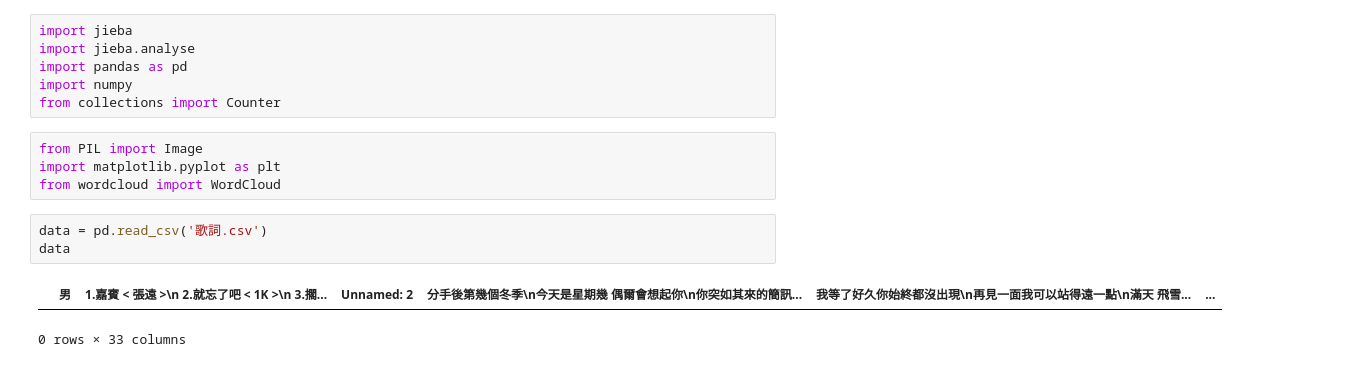
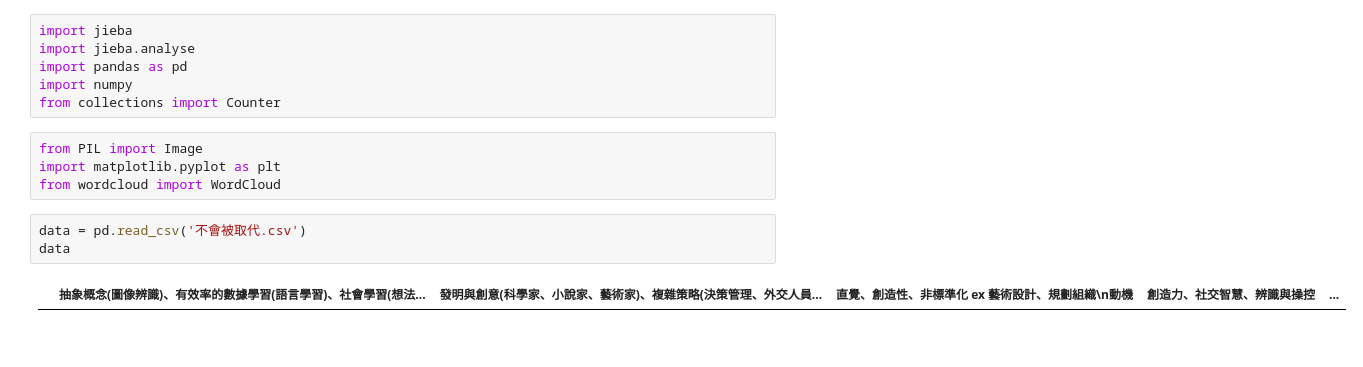
Before and after one commit to RogerLiao0001/PL, a Jupyter notebook: Week 9/學期作業4 - 文字探勘.ipynb, the cells around one changed output. Cells and saved outputs as stored; diff of their text form.

```diff
--- a/Week 9/學期作業4 - 文字探勘.ipynb
+++ b/Week 9/學期作業4 - 文字探勘.ipynb
@@ -9,11 +9,10 @@ from PIL import Image
 import matplotlib.pyplot as plt
 from wordcloud import WordCloud
 # %%
-data = pd.read_csv('歌詞.csv')
+data = pd.read_csv('不會被取代.csv')
 data
 # %% [output]
-|  | 男 | 1.嘉賓 < 張遠 >\n 2.就忘了吧 < 1K >\n 3.擱... | Unnamed: 2 | 分手後第幾個冬季\n今天是星期幾 偶爾會想起你\n你突如其來的簡訊... | 我等了好久你始終都沒出現\n再見一面我可以站得遠一點\n滿天 飛雪... | ... |
+|  | 抽象概念(圖像辨識)、有效率的數據學習(語言學習)、社會學習(想法... | 發明與創意(科學家、小說家、藝術家)、複雜策略(決策管理、外交人員... | 直覺、創造性、非標準化 ex 藝術設計、規劃組織\n動機 | 創造力、社交智慧、辨識與操控 | ... |
-0 rows × 33 columns
 # %%
 allwords = []
 for content in data:
```
Also changed, not shown: parts of 3 cells of this notebook, 10 other files.
